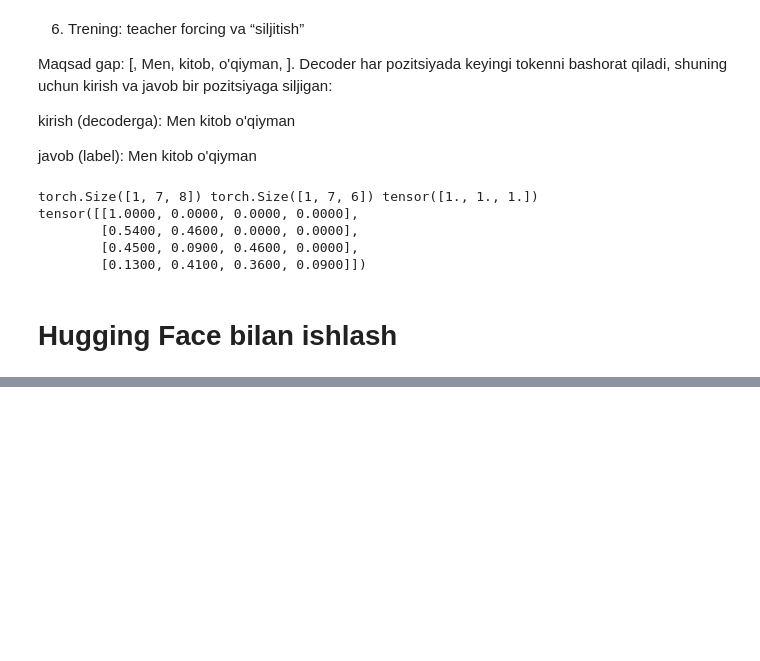
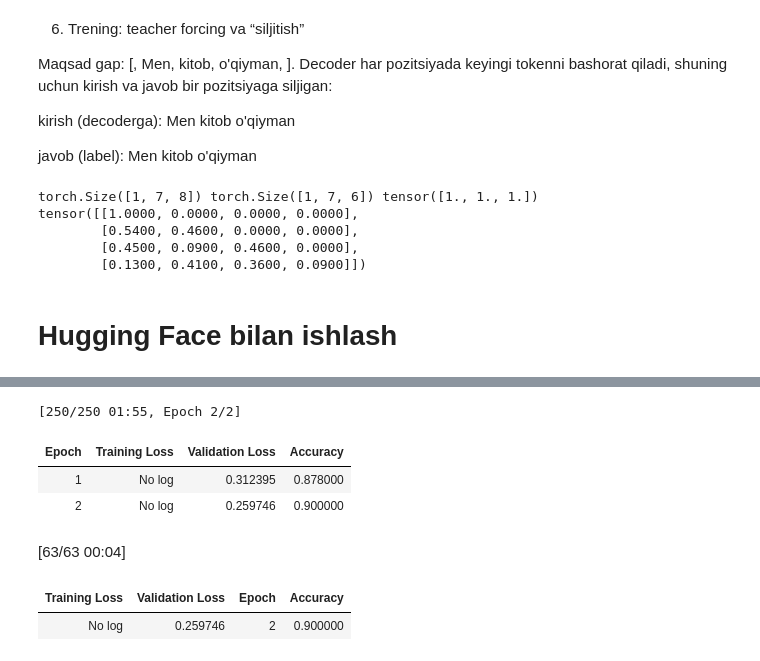
Before and after one commit to Suhrobjonibodullayev/ML-Learning-Journey, a Jupyter notebook: 06_Deep_Learning_besics/Deep_Learning_besics.ipynb, the cells around one changed output, grey strips where cells are left out. Drawn from its saved outputs; the diff is of its cells as text; code cells hidden in the pictures; blank space fills up the shorter version.

```diff
--- a/06_Deep_Learning_besics/Deep_Learning_besics.ipynb
+++ b/06_Deep_Learning_besics/Deep_Learning_besics.ipynb
@@ -5167,0 +5369,18 @@ tensor([[1.0000, 0.0000, 0.0000, 0.0000],
+# %%
+!pip install -q -U datasets huggingface_hub
+
+from datasets import load_dataset  # datasetni Hub'dan yuklash uchun
+from transformers import AutoTokenizer  # tokenizer
+
+ds = load_dataset("stanfordnlp/imdb")  # to'liq nom: namespace/name, "imdb" ning rasmiy manzili
+
+tok = AutoTokenizer.from_pretrained("distilbert-base-uncased")  # DistilBERT tokenizeri
+train = ds["train"].shuffle(seed=0).select(range(2000))  # aralashtirib, faqat 2000 ta namunani olamiz
+
+def tokenize(batch):  # batch: {"text": [...], "label": [...]} ko'rinishidagi lug'at
+    return tok(batch["text"], truncation=True, max_length=256)  # 256 tokendan uzun sharhlarni kesadi
+
+train = train.map(tokenize, batched=True)  # tokenlashni barcha qatorlarga guruh-guruh qo'llaydi
+
+print(train.num_rows)  # qatorlar soni: 2000
+print(train.column_names)  # eski ustunlar + yangi tokenizer ustunlari
@@ -5167,0 +5393,55 @@ tensor([[1.0000, 0.0000, 0.0000, 0.0000],
+# %%
+from datasets import load_dataset  # dataset yuklash
+from transformers import AutoTokenizer, DataCollatorWithPadding  # tokenizer va dinamik padding
+from transformers import AutoModelForSequenceClassification  # klassifikatsiya modeli
+from transformers import Trainer, TrainingArguments, set_seed, pipeline  # o'qitish va inference
+
+set_seed(0)  # natijalar takrorlanishi uchun
+MODEL = "distilbert-base-uncased"  # asos model
+tok = AutoTokenizer.from_pretrained(MODEL)  # tokenizer
+collator = DataCollatorWithPadding(tok)  # har batchni eng uzun elementga to'ldiradi
+ds = load_dataset("stanfordnlp/imdb")  # kino sharhlari
+train = ds["train"].shuffle(seed=0).select(range(2000))  # 2000 ta aralash namuna
+test = ds["test"].shuffle(seed=0).select(range(500))  # 500 ta baholash namunasi
+
+def tokenize(batch):  # batch: matnlar ro'yxati
+    return tok(batch["text"], truncation=True, max_length=256)  # 256 dan uzunini kesadi
+
+def metrics(p):  # p: predictions va label_ids
+    pred = p.predictions.argmax(-1)  # eng katta logits indeksi = bashorat
+    return {"accuracy": float((pred == p.label_ids).mean())}  # to'g'ri bashoratlar ulushi
+
+train = train.map(tokenize, batched=True)  # train'ni tokenlaymiz
+test = test.map(tokenize, batched=True)  # test'ni tokenlaymiz (bu qatorda nuqta bo'lmasin)
+
+model = AutoModelForSequenceClassification.from_pretrained(
+    MODEL, num_labels=2,  # ikki sinf
+    id2label={0: "NEGATIVE", 1: "POSITIVE"},  # indeks -> yorliq
+    label2id={"NEGATIVE": 0, "POSITIVE": 1},  # yorliq -> indeks (teskari xarita ham berganimiz yaxshi)
+)
+
+args = TrainingArguments(
+    output_dir="imdb-model",  # checkpointlar shu papkaga
+    num_train_epochs=2,  # 2 epoch
+    learning_rate=2e-5,  # fine-tuning uchun odatiy qiymat
+    per_device_train_batch_size=16,  # batch hajmi
+    eval_strategy="epoch",  # har epoch oxirida baholash
+    report_to="none",  # wandb kabi loggerlarni o'chiradi
+)
+
+trainer = Trainer(
+    model=model, args=args,
+    train_dataset=train, eval_dataset=test,
+    data_collator=collator,  # dinamik padding
+    compute_metrics=metrics,  # accuracy hisoblash
+)
+trainer.train()  # o'qitish
+print(trainer.evaluate()["eval_accuracy"])  # yakuniy accuracy (alohida qator!)
+
+trainer.save_model("imdb-model")  # model va config'ni saqlaydi
+tok.save_pretrained("imdb-model")  # tokenizerni ham shu papkaga saqlaymiz
+clf = pipeline("text-classification", model="imdb-model")  # saqlangan modeldan pipeline
+print(clf("What a great movie!"))  # bitta gap
+print(clf(["Boring and too long", "I loved every minute"]))  # ro'yxat
+# trainer.push_to_hub("imdb-distilbert")  # Hub'ga yuklash (avval login() qiling)
+# %% [output]
@@ -5167,0 +5465,7 @@ tensor([[1.0000, 0.0000, 0.0000, 0.0000],
+[250/250 01:55, Epoch 2/2]
+| Epoch | Training Loss | Validation Loss | Accuracy |
+| 1 | No log | 0.312395 | 0.878000 |
+| 2 | No log | 0.259746 | 0.900000 |
+[63/63 00:04]
+| Training Loss | Validation Loss | Epoch | Accuracy |
+| No log | 0.259746 | 2 | 0.900000 |
```
Also changed, not shown: parts of 15 cells of this notebook.
